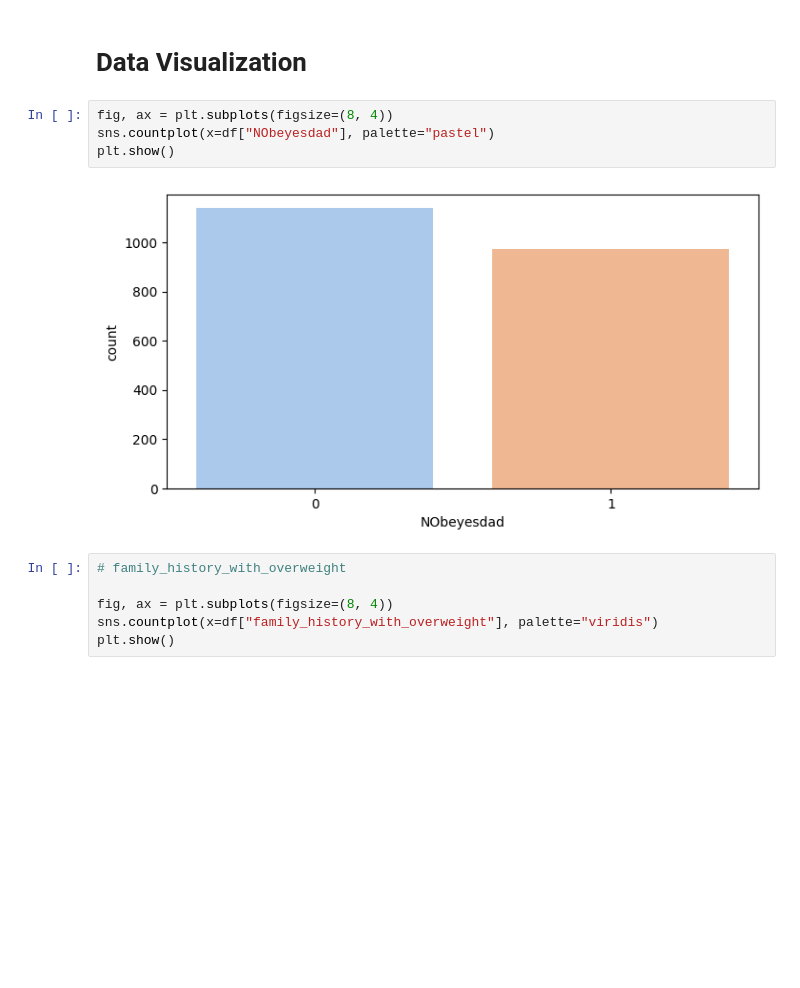
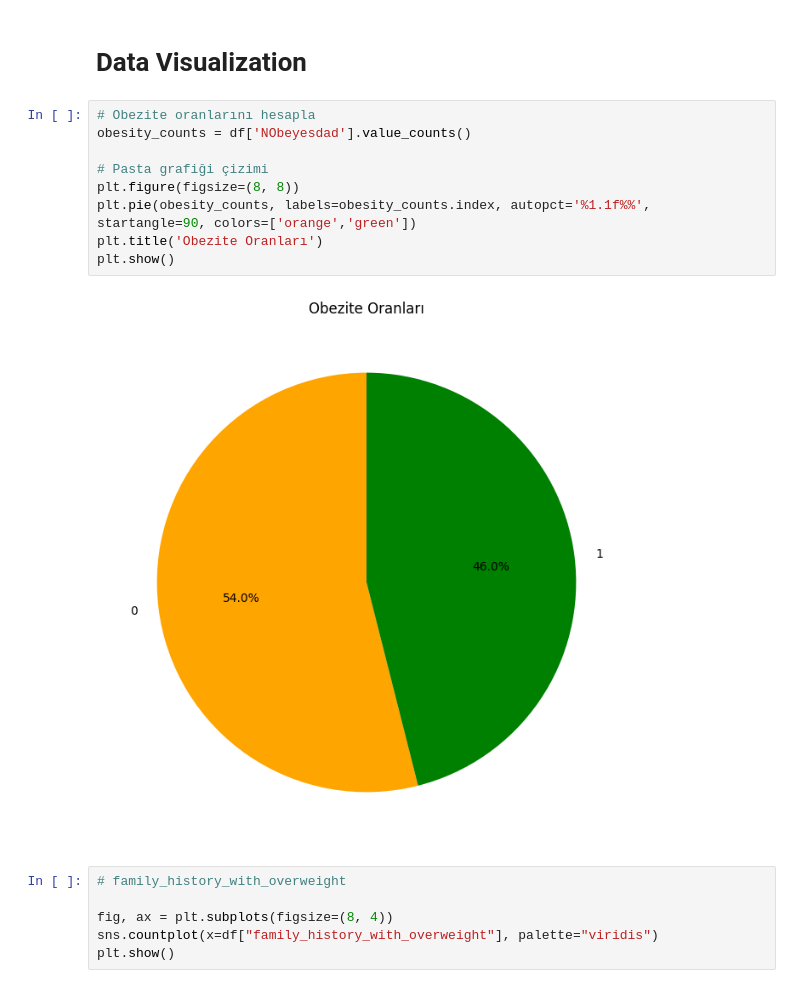
Before and after one commit to Nurbanuak/data.project, a Jupyter notebook: week-8/data.ipynb, the cells around one changed output. Saved outputs shown, nothing was run; the diff lists cells and outputs as text; blank space fills up the shorter version.

```diff
--- a/week-8/data.ipynb
+++ b/week-8/data.ipynb
@@ -294,12 +322,17 @@ df[df.index == 505]
 | 505 | 0 | 26 | 1 | 1 | 3 | 3 | 1 | 0 | 2 | 0 | ... |
 # %% [markdown]
 # Data Visualization
-# %%
-fig, ax = plt.subplots(figsize=(8, 4))
-sns.countplot(x=df["NObeyesdad"], palette="pastel")
-plt.show()
-# %% [output]
-[figure, removed]
+# %%
+# Obezite oranlarını hesapla
+obesity_counts = df['NObeyesdad'].value_counts()
+
+# Pasta grafiği çizimi
+plt.figure(figsize=(8, 8))
+plt.pie(obesity_counts, labels=obesity_counts.index, autopct='%1.1f%%', startangle=90, colors=['orange','green'])
+plt.title('Obezite Oranları')
+plt.show()
+# %% [output]
+[figure, added]
 # %%
 # family_history_with_overweight
 
```
Also changed, not shown: parts of 38 cells of this notebook, 14 other files.
